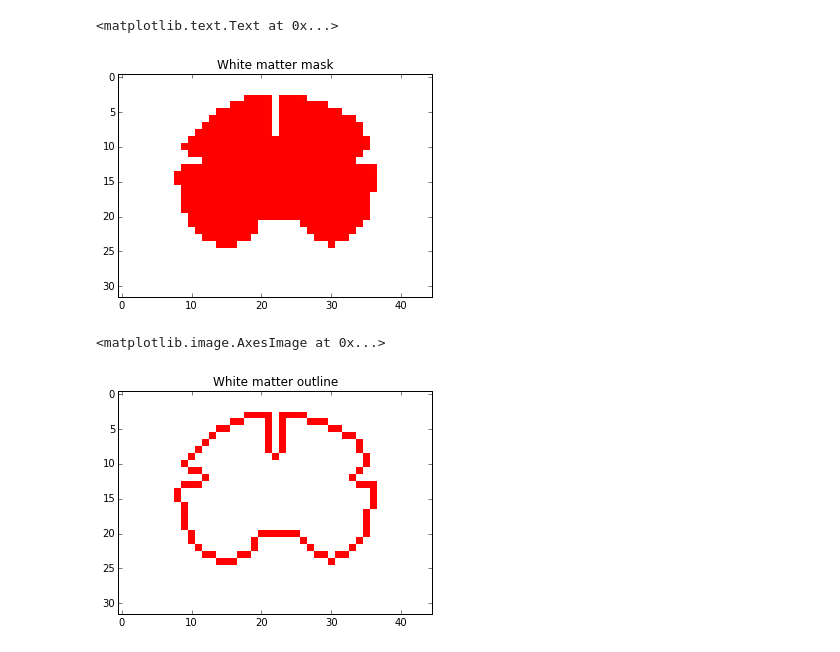
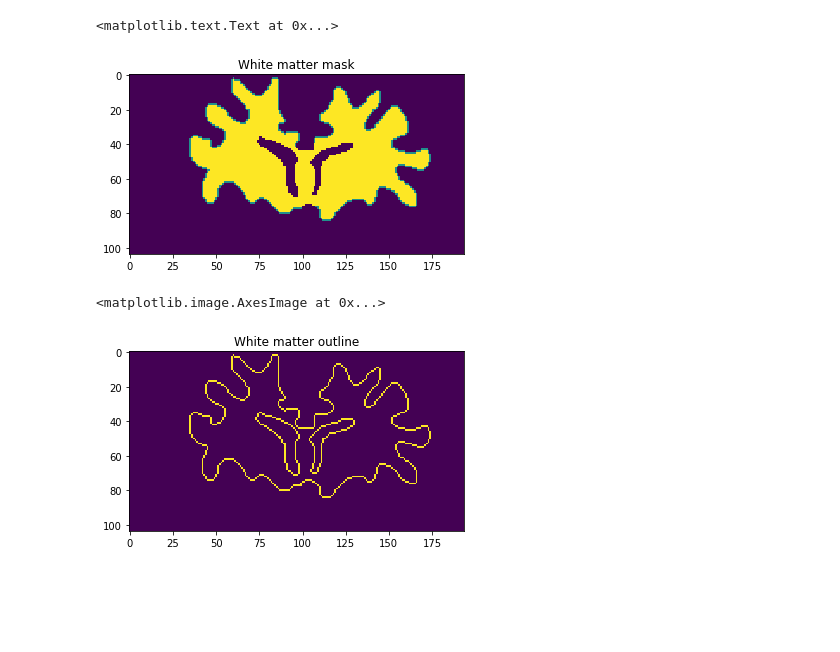
Before and after one commit to aniv0s/FakeTensorImaging, a Jupyter notebook: code.ipynb, the cells around one changed output. Cells and saved outputs as stored; diff of their text form; code cells hidden in the pictures; blank space fills up the shorter version.

```diff
--- a/code.ipynb
+++ b/code.ipynb
@@ -12,28 +13,27 @@ from matplotlib import colors
 def mean_angle(rad):
     return (phase(sum(rect(1, d) for d in rad)/float(len(rad))))
 # %%
-img = nib.load('brain.nii')
+img = nib.load('panda_brain.nii')
 data = img.get_data()
 # %%
-slice = data[:,28,:,0]
+slice = data[:,3,:,0]
 
-"""# XXX DUMMY SLICE
+# XXX DUMMY SLICE
 
-slice = np.zeros(slice.shape)
+"""slice = np.zeros(slice.shape)
 xx, yy = np.mgrid[:slice.shape[0], :slice.shape[1]]
 x0, y0, radius = 15, 15, 10
 circle = (xx - x0)**2 + (yy - y0)**2
 slice = circle <= radius**2
 slice = 255 * slice.astype(np.uint8)"""
 
 
 plt.figure()
-cmap = colors.ListedColormap(['white', 'red'])
-plt.imshow(slice.T, interpolation='none', cmap=cmap)
+plt.imshow(slice.T, interpolation='none')
 plt.title("White matter mask")
 # %% [output]
 <matplotlib.text.Text at 0x...>
-[figure, old version]
+[figure, new version]
 # %%
 border  = np.zeros_like(slice)
 for (i, j), val in np.ndenumerate(slice):
@@ -45,13 +45,13 @@ for (i, j), val in np.ndenumerate(slice):
                 or slice[i, j + 1] == 0:
                     border[i, j] = 1
 
+
 plt.figure()
 plt.title("White matter outline")
-cmap = colors.ListedColormap(['white', 'red'])
-plt.imshow(border.T, interpolation='none', cmap=cmap)
+plt.imshow(border.T, interpolation='none')
 # %% [output]
 <matplotlib.image.AxesImage at 0x...>
-[figure, old version]
+[figure, new version]
 # %%
 idx = np.where(border)
 n_idx = idx[0].size
```
Also changed, not shown: parts of 8 cells of this notebook, 14 other files.
